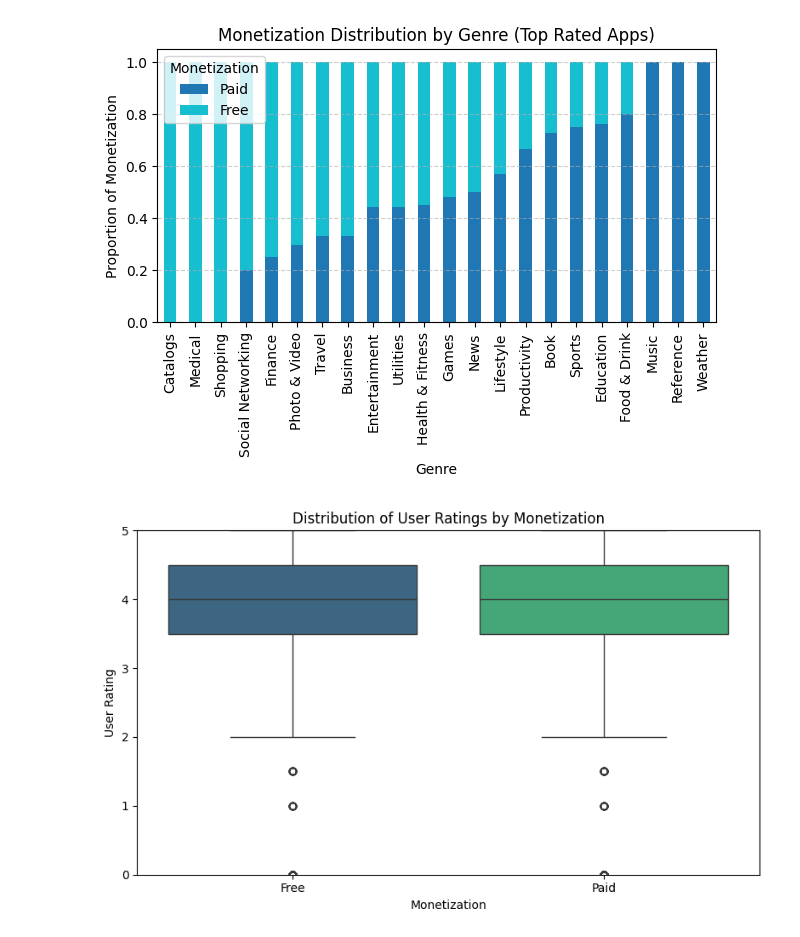
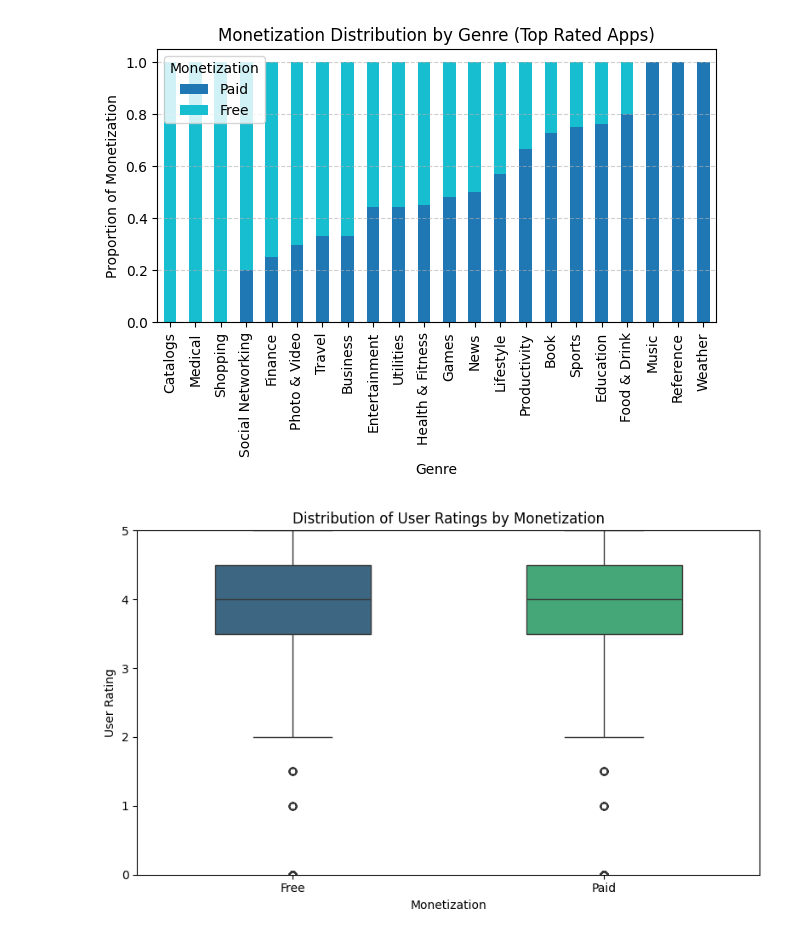
Before and after one commit to jeevithavijaykumar/Exploratory_data_analysis_using_pandas, a Jupyter notebook: AppleStore.ipynb, the cells around one changed output. Cells and saved outputs as stored; diff of their text form; code cells hidden in the pictures.

```diff
--- a/AppleStore.ipynb
+++ b/AppleStore.ipynb
@@ -234,12 +218,12 @@ plt.show()
 # %%
 # Visualization: Compare Ratings Distribution by Monetization
 plt.figure(figsize=(8, 5))
-sns.boxplot(x='monetization', y=rating_col, data=df_filtered, palette= sns.color_palette('viridis', 2),hue='monetization')
+sns.boxplot(x='monetization', y=rating_col, data=df_filtered, palette= sns.color_palette('viridis', 2),hue='monetization', width=0.5)
 plt.title('Distribution of User Ratings by Monetization')
 plt.xlabel('Monetization')
 plt.ylabel('User Rating')
 plt.ylim(0, 5)
 plt.tight_layout()
 plt.show()
 # %% [output]
-[figure, old version]
+[figure, new version]
```
Also changed, not shown: parts of 9 cells of this notebook.
